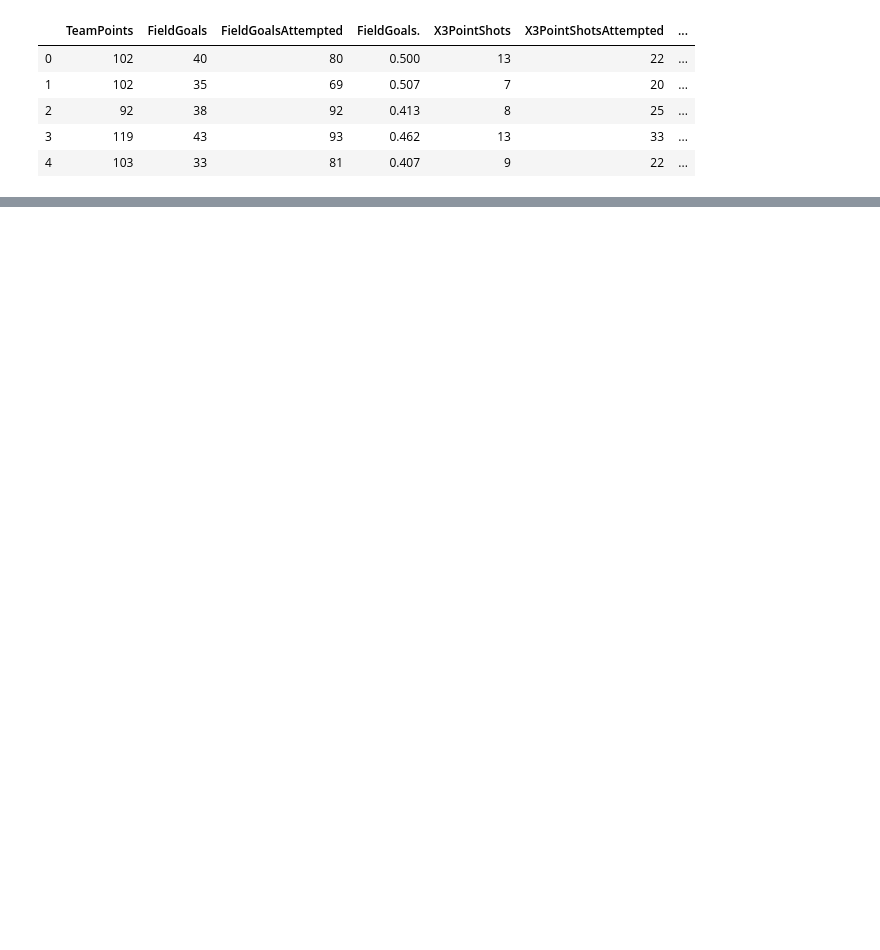
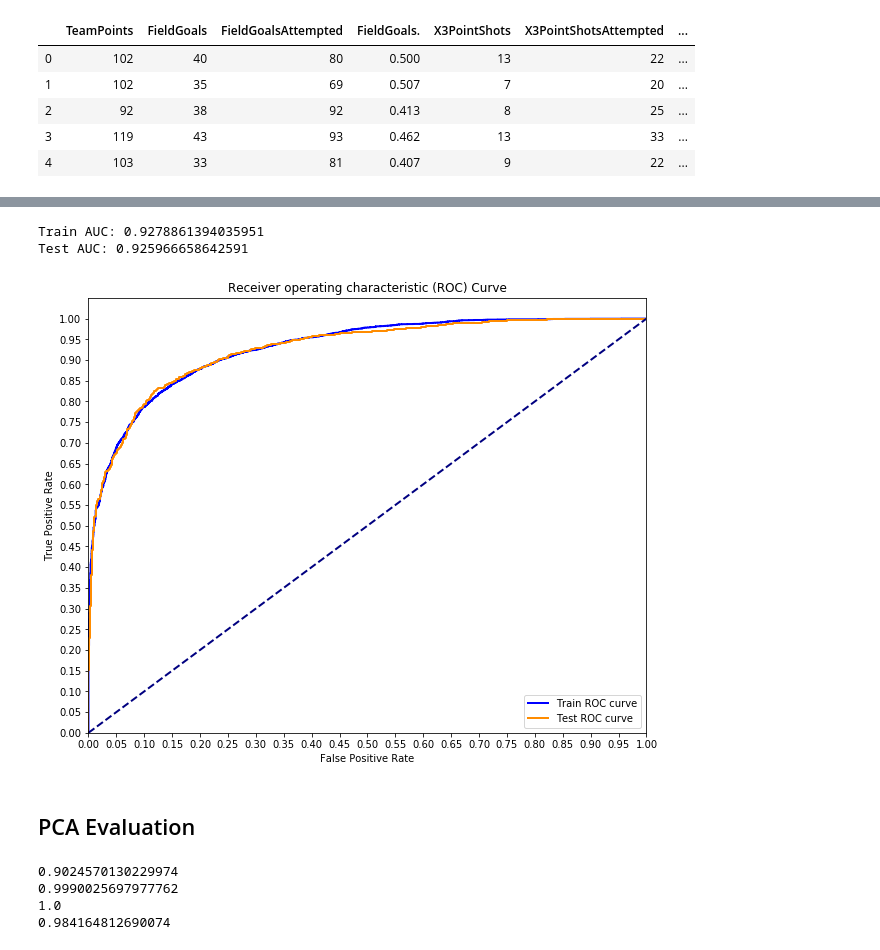
Before and after one commit to JackBurton11/NBAClassification, a Jupyter notebook: Project4.ipynb, the cells around one changed output, grey strips where cells are left out. Drawn from its saved outputs; the diff is of its cells as text; code cells hidden in the pictures; blank space fills up the shorter version.

```diff
--- a/Project4.ipynb
+++ b/Project4.ipynb
@@ -220,0 +247,2 @@ array([[<matplotlib.axes._subplots.AxesSubplot object at 0x...>,
+# %%
+bsdf1 = imdf1.drop(['OffRebounds'], axis=1)
@@ -224,0 +394,8 @@ X = imdf.drop(columns=['WINorLOSS_W'], axis=1)
+# %%
+y = bsdf1['WINorLOSS_W']
+X = bsdf1.drop(columns=['WINorLOSS_W'], axis=1)
+# %%
+X_train, X_test, y_train, y_test = train_test_split(X, y, test_size=0.25, random_state=0)
+# %%
+logreg = LogisticRegression(fit_intercept=False, C=1e12, solver='liblinear')
+logreg.fit(X_train, y_train)
@@ -224,0 +441,33 @@ X = imdf.drop(columns=['WINorLOSS_W'], axis=1)
+# %%
+#Plotting ROC Curve
+y_train_score = logreg.decision_function(X_train)
+y_test_score = logreg.decision_function(X_test)
+
+train_fpr, train_tpr, train_thresholds = roc_curve(y_train, y_train_score)
+test_fpr, test_tpr, test_thresholds = roc_curve(y_test, y_test_score)
+
+print('Train AUC: {}'.format(auc(train_fpr, train_tpr)))
+print('Test AUC: {}'.format(auc(test_fpr, test_tpr)))
+
+plt.figure(figsize=(10, 8))
+lw = 2
+
+plt.plot(train_fpr, train_tpr, color='blue',
+         lw=lw, label='Train ROC curve')
+plt.plot(test_fpr, test_tpr, color='darkorange',
+         lw=lw, label='Test ROC curve')
+
+plt.plot([0, 1], [0, 1], color='navy', lw=lw, linestyle='--')
+plt.xlim([0.0, 1.0])
+plt.ylim([0.0, 1.05])
+plt.yticks([i/20.0 for i in range(21)])
+plt.xticks([i/20.0 for i in range(21)])
+plt.xlabel('False Positive Rate')
+plt.ylabel('True Positive Rate')
+plt.title('Receiver operating characteristic (ROC) Curve')
+plt.legend(loc='lower right')
+plt.show()
+# %% [output]
+Train AUC: 0.9278861394035951
+Test AUC: 0.925966658642591
+[figure, added]
@@ -224,0 +497,2 @@ X = imdf.drop(columns=['WINorLOSS_W'], axis=1)
+# %% [markdown]
+## PCA Evaluation
@@ -224,0 +501,22 @@ X = imdf.drop(columns=['WINorLOSS_W'], axis=1)
+# %%
+from sklearn.decomposition import PCA
+pca_1 = PCA(n_components=6)
+pca_2 = PCA(n_components=11)
+pca_3 = PCA(n_components=16)
+
+principalComponents = pca_1.fit_transform(feat1)
+principalComponents = pca_2.fit_transform(feat1)
+principalComponents = pca_3.fit_transform(feat1)
+
+print(np.sum(pca_1.explained_variance_ratio_))
+print(np.sum(pca_2.explained_variance_ratio_))
+print(np.sum(pca_3.explained_variance_ratio_))
+
+pca = PCA(n_components=10)
+principalComponents = pca.fit_transform(feat1)
+print(np.sum(pca.explained_variance_ratio_))
+# %% [output]
+0.9024570130229974
+0.9990025697977762
+1.0
+0.984164812690074
```
Also changed, not shown: parts of 90 cells of this notebook, 1 other file.
